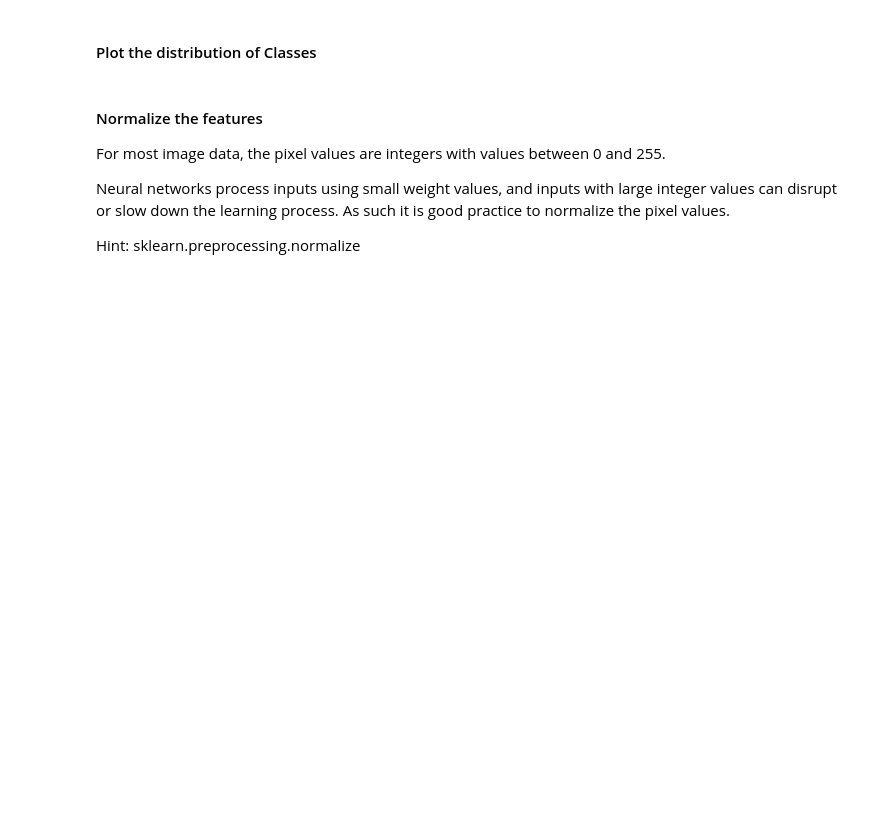
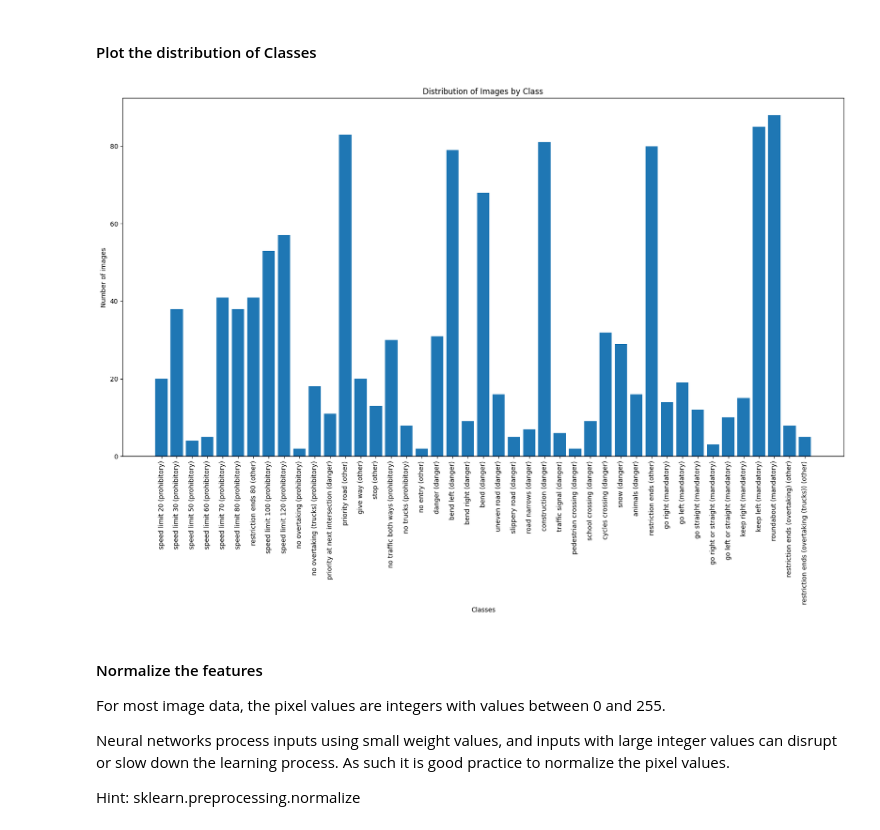
Before and after one commit to madhavamk/computational-data-science, a Jupyter notebook: MiniProjects/M6_NB_MiniProject_1_Image_Classification_MLP.ipynb, the cells around one changed output. Drawn from its saved outputs; the diff is of its cells as text; code cells hidden in the pictures; blank space fills up the shorter version.

```diff
--- a/MiniProjects/M6_NB_MiniProject_1_Image_Classification_MLP.ipynb
+++ b/MiniProjects/M6_NB_MiniProject_1_Image_Classification_MLP.ipynb
@@ -162,3 +210,14 @@ Hint: plt.subplot
+# %%
+# YOUR CODE HERE
+plt.figure(figsize=(20, 10))
+plt.bar(classes.values(), data_distribution.values())
+plt.xlabel('Classes')
+plt.ylabel('Number of images')
+plt.title('Distribution of Images by Class')
+plt.xticks(rotation=90)
+plt.show()
+# %% [output]
+[figure, added]
 # %% [markdown]
 #### Normalize the features
 
```
Also changed, not shown: parts of 13 cells of this notebook.
